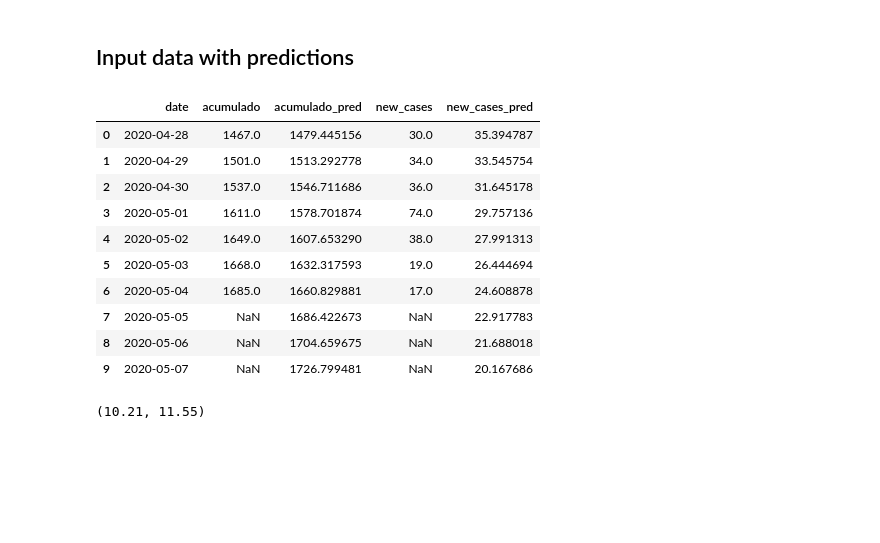
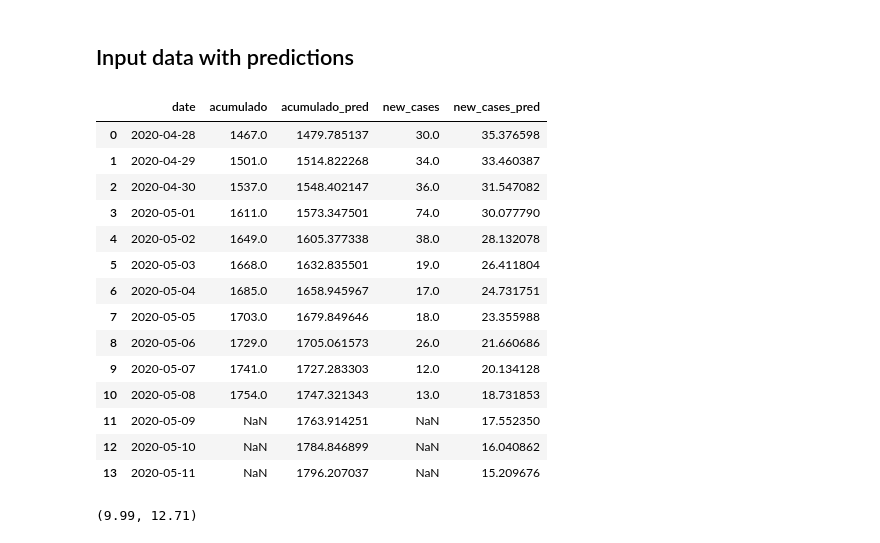
Before and after one commit to jorivero83/covid19, a Jupyter notebook: load_model_and_compute_predictions.ipynb, the cells around one changed output. Saved outputs shown, nothing was run; the diff lists cells and outputs as text; code cells hidden in the pictures; blank space fills up the shorter version.

```diff
--- a/load_model_and_compute_predictions.ipynb
+++ b/load_model_and_compute_predictions.ipynb
@@ -54,7 +54,7 @@ dt_until = str(df[df[x_data_label] == x_values[-1]].date.map(lambda x: str(x)[:1
 
 # ========== Compute predictions =============
 np.random.seed(1234)
-h = 10  # number points to prediction ahead
+h = 14  # number points to prediction ahead
 with richards_model:
     # Update data so that we get predictions into the future
     x_data = np.arange(0, len(y_values) + h)
@@ -128,34 +128,38 @@ plt.show()
 # %%
 # Save data with predictions
 df_pred = pd.DataFrame(index=pd.date_range(start=df.index[0], freq='D', periods=len(y_fit_final)))
 df_pred[x_data_label] = np.arange(0, post_pred_final['y'].shape[1])
 df_pred['acumulado_pred'] = y_fit_final
 df_pred['acumulado_pred_lower'] = y_min_final
 df_pred['acumulado_pred_upper'] = y_max_final
 df_pred['new_cases_pred'] = dy_fit_final
 df_full = pd.merge(df_pred, df, on=x_data_label, how='left')
 df_full.index = df_pred.index
 df_full['date'] = df_pred.index
 cols_selected = ['date', x_data_label, 'acumulado', 'acumulado_pred',
                  'acumulado_pred_lower', 'acumulado_pred_upper', 'new_cases_pred']
 df_full = pd.merge(df_input.drop('date', axis=1).reset_index(),
                    df_full[cols_selected], on='date', how='outer')
 df_full.index = df_full['date']
 # df_full.to_csv('results/{}/{}_data_until_{}_predictions.csv'.format(country, country, dt_until),
 #                index=False, sep=',', decimal='.')
-df_full[['acumulado','acumulado_pred','new_cases','new_cases_pred']].tail(10).reset_index()
+df_full[['acumulado','acumulado_pred','new_cases','new_cases_pred']].tail(14).reset_index()
 # %% [output]
 |  | date | acumulado | acumulado_pred | new_cases | new_cases_pred |
-| 0 | 2020-04-28 | 1467.0 | 1479.445156 | 30.0 | 35.394787 |
-| 1 | 2020-04-29 | 1501.0 | 1513.292778 | 34.0 | 33.545754 |
-| 2 | 2020-04-30 | 1537.0 | 1546.711686 | 36.0 | 31.645178 |
-| 3 | 2020-05-01 | 1611.0 | 1578.701874 | 74.0 | 29.757136 |
-| 4 | 2020-05-02 | 1649.0 | 1607.653290 | 38.0 | 27.991313 |
-| 5 | 2020-05-03 | 1668.0 | 1632.317593 | 19.0 | 26.444694 |
-| 6 | 2020-05-04 | 1685.0 | 1660.829881 | 17.0 | 24.608878 |
-| 7 | 2020-05-05 | NaN | 1686.422673 | NaN | 22.917783 |
-| 8 | 2020-05-06 | NaN | 1704.659675 | NaN | 21.688018 |
-| 9 | 2020-05-07 | NaN | 1726.799481 | NaN | 20.167686 |
+| 0 | 2020-04-28 | 1467.0 | 1479.785137 | 30.0 | 35.376598 |
+| 1 | 2020-04-29 | 1501.0 | 1514.822268 | 34.0 | 33.460387 |
+| 2 | 2020-04-30 | 1537.0 | 1548.402147 | 36.0 | 31.547082 |
+| 3 | 2020-05-01 | 1611.0 | 1573.347501 | 74.0 | 30.077790 |
+| 4 | 2020-05-02 | 1649.0 | 1605.377338 | 38.0 | 28.132078 |
+| 5 | 2020-05-03 | 1668.0 | 1632.835501 | 19.0 | 26.411804 |
+| 6 | 2020-05-04 | 1685.0 | 1658.945967 | 17.0 | 24.731751 |
+| 7 | 2020-05-05 | 1703.0 | 1679.849646 | 18.0 | 23.355988 |
+| 8 | 2020-05-06 | 1729.0 | 1705.061573 | 26.0 | 21.660686 |
+| 9 | 2020-05-07 | 1741.0 | 1727.283303 | 12.0 | 20.134128 |
+| 10 | 2020-05-08 | 1754.0 | 1747.321343 | 13.0 | 18.731853 |
+| 11 | 2020-05-09 | NaN | 1763.914251 | NaN | 17.552350 |
+| 12 | 2020-05-10 | NaN | 1784.846899 | NaN | 16.040862 |
+| 13 | 2020-05-11 | NaN | 1796.207037 | NaN | 15.209676 |
 # %%
 from sklearn.metrics import mean_squared_error
 df_train = df_full.loc['2020-03-18':'2020-04-27']
@@ -164,6 +168,6 @@ rms_train = round(np.sqrt(mean_squared_error(df_train['acumulado'], df_train['ac
 rms_test = round(np.sqrt(mean_squared_error(df_test['acumulado'], df_test['acumulado_pred'])),2)
 rms_train, rms_test
 # %% [output]
-(10.21, 11.55)
+(9.99, 12.71)
 # %%
 # (10.91, 1.72)
```
Also changed, not shown: parts of 3 cells of this notebook, 5 other files.
